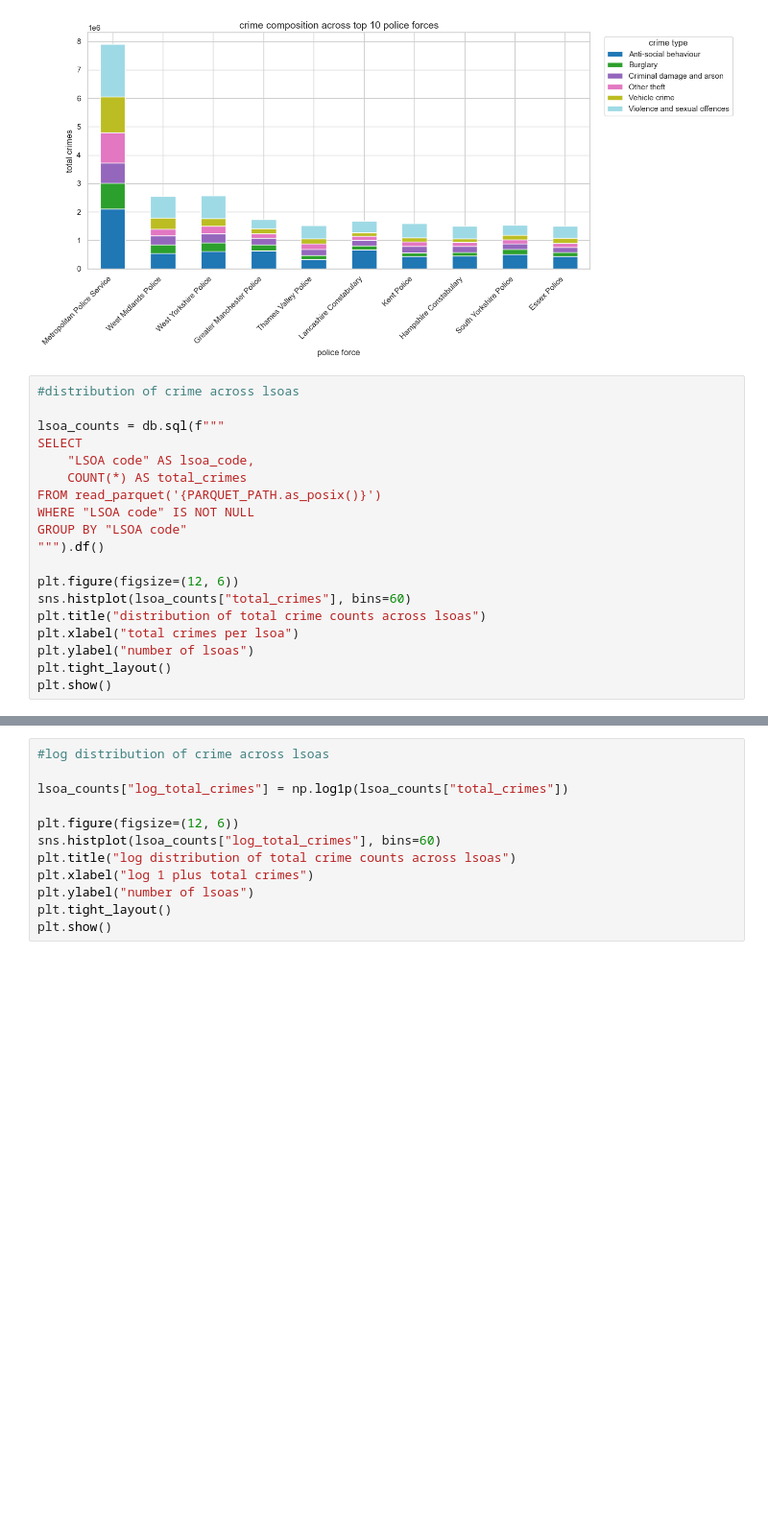
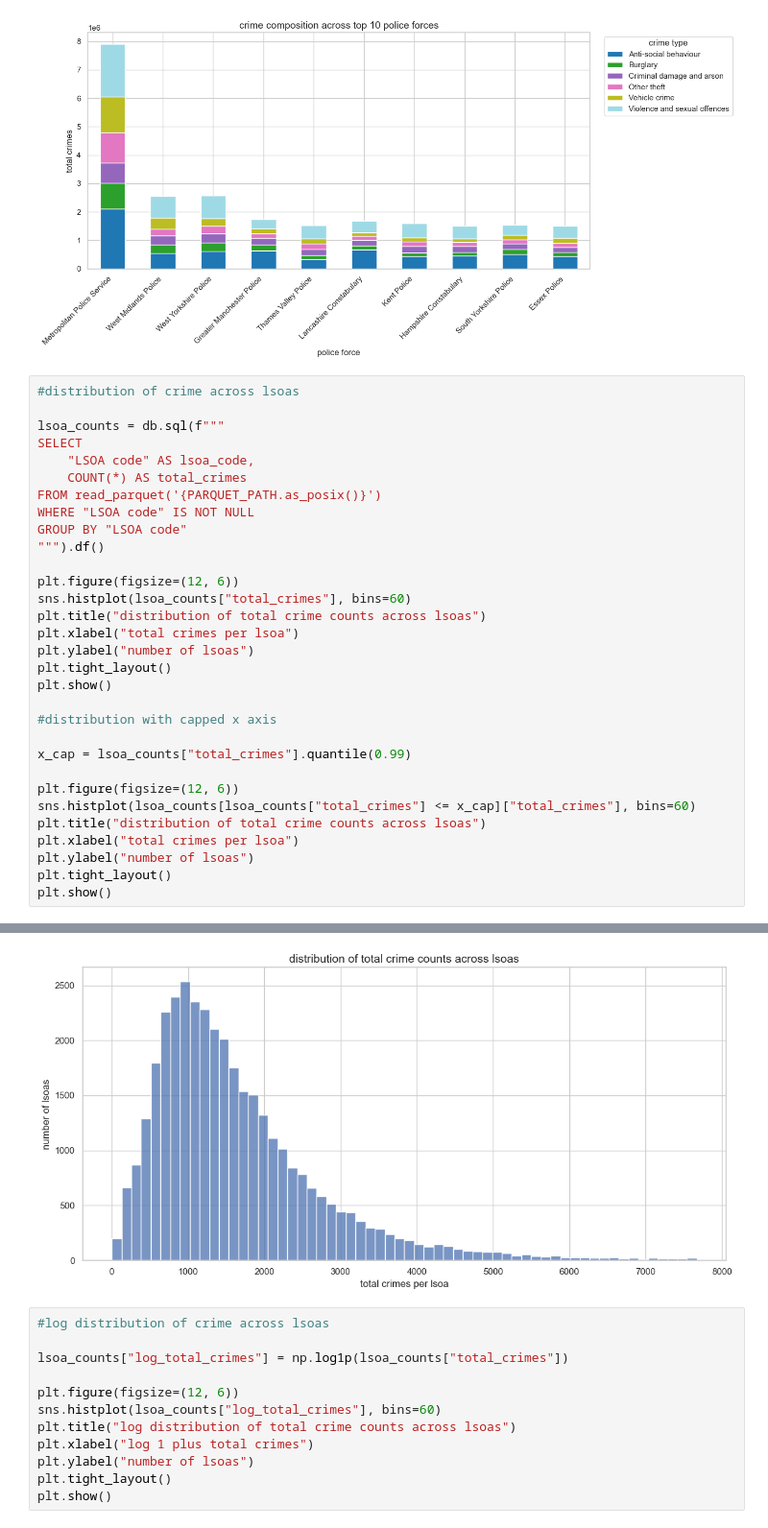
Before and after one commit to aespinosa-tue/cbl_20, a Jupyter notebook: Rovshan/eda_2.ipynb, the cells around one changed output, grey strips where cells are left out. Shown at 96% size. Drawn from its saved outputs; the diff is of its cells as text; blank space fills up the shorter version.

```diff
--- a/Rovshan/eda_2.ipynb
+++ b/Rovshan/eda_2.ipynb
@@ -248,24 +350,37 @@ plt.show()
 # %%
 #distribution of crime across lsoas
 
 lsoa_counts = db.sql(f"""
 SELECT
     "LSOA code" AS lsoa_code,
     COUNT(*) AS total_crimes
 FROM read_parquet('{PARQUET_PATH.as_posix()}')
 WHERE "LSOA code" IS NOT NULL
 GROUP BY "LSOA code"
 """).df()
 
 plt.figure(figsize=(12, 6))
 sns.histplot(lsoa_counts["total_crimes"], bins=60)
 plt.title("distribution of total crime counts across lsoas")
 plt.xlabel("total crimes per lsoa")
 plt.ylabel("number of lsoas")
 plt.tight_layout()
 plt.show()
+
+#distribution with capped x axis
+
+x_cap = lsoa_counts["total_crimes"].quantile(0.99)
+
+plt.figure(figsize=(12, 6))
+sns.histplot(lsoa_counts[lsoa_counts["total_crimes"] <= x_cap]["total_crimes"], bins=60)
+plt.title("distribution of total crime counts across lsoas")
+plt.xlabel("total crimes per lsoa")
+plt.ylabel("number of lsoas")
+plt.tight_layout()
+plt.show()
 # %% [output]
 [figure]
+[figure, added]
 # %%
 #log distribution of crime across lsoas
 
```
Also changed, not shown: parts of 15 cells of this notebook.
